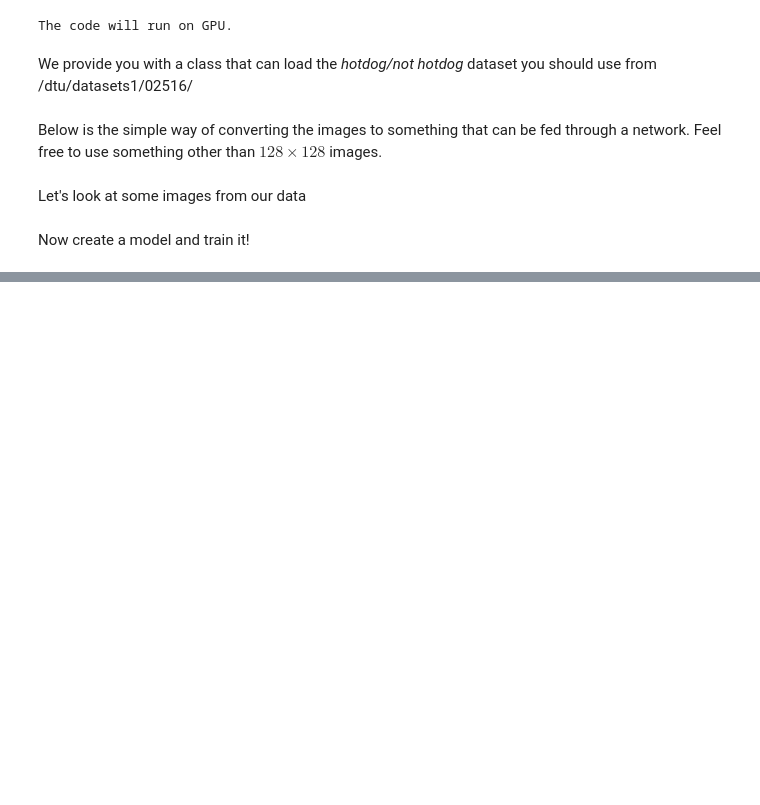
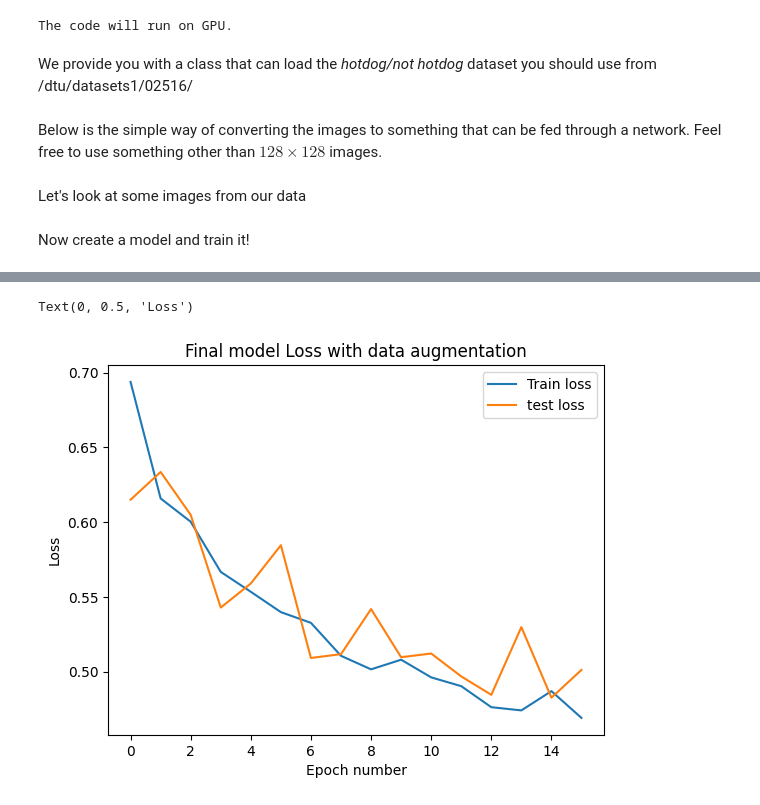
Before and after one commit to rjarvi/IDLCV_23_HotDog, a Jupyter notebook: Rasmus_test/IDLCV_Exercise_1_4_hotdog_Rasmus.ipynb, the cells around one changed output, grey strips where cells are left out. Saved outputs shown, nothing was run; the diff lists cells and outputs as text; code cells hidden in the pictures; blank space fills up the shorter version.

```diff
--- a/Rasmus_test/IDLCV_Exercise_1_4_hotdog_Rasmus.ipynb
+++ b/Rasmus_test/IDLCV_Exercise_1_4_hotdog_Rasmus.ipynb
@@ -243,3 +246,13 @@ Text(0, 0.5, 'Accuracy')
+# %%
+plt.plot(out_dict['train_loss'], label='Train Loss')
+plt.plot(out_dict['test_loss'], label='Test Loss')
+plt.title('Final model Loss with data augmentation')
+plt.legend(('Train loss','test loss'))
+plt.xlabel('Epoch number')
+plt.ylabel('Loss')
+# %% [output]
+Text(0, 0.5, 'Loss')
+[figure, added]
 # %%
 print("train accuracy: ")
 print(out_dict['train_acc'])
```
Also changed, not shown: parts of 10 cells of this notebook, 2 other files.
